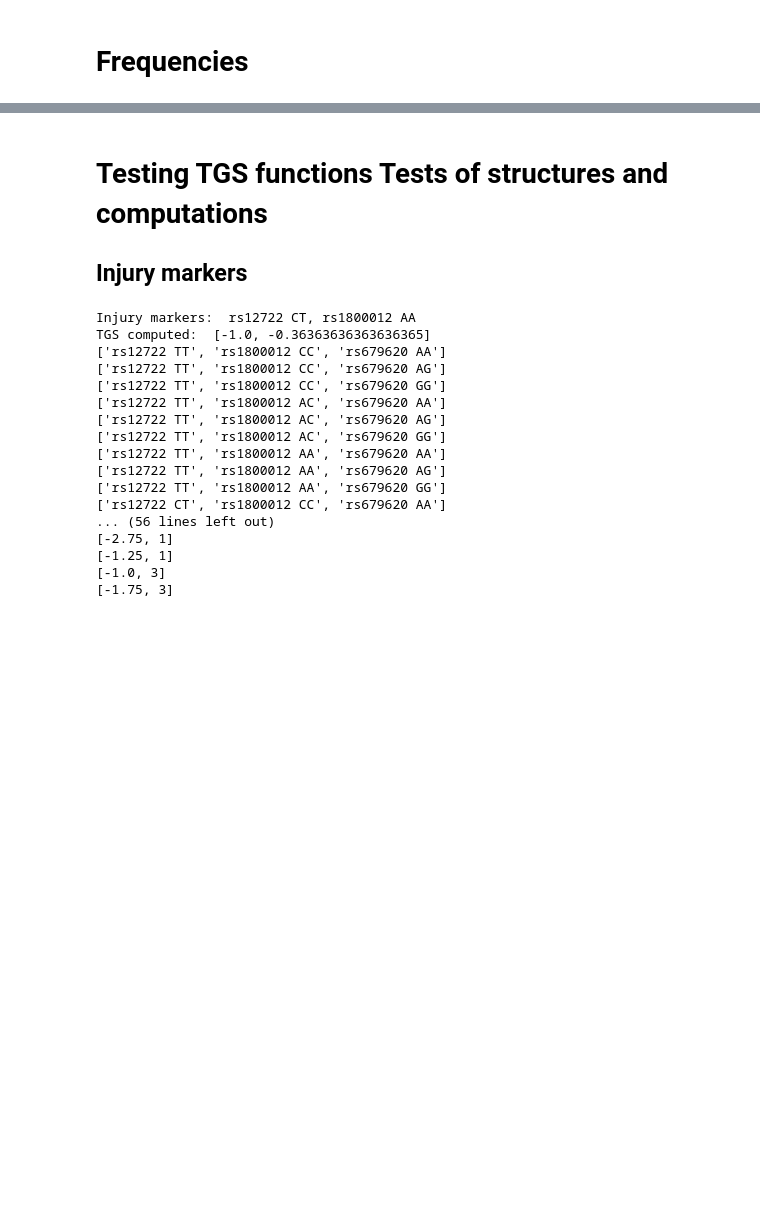
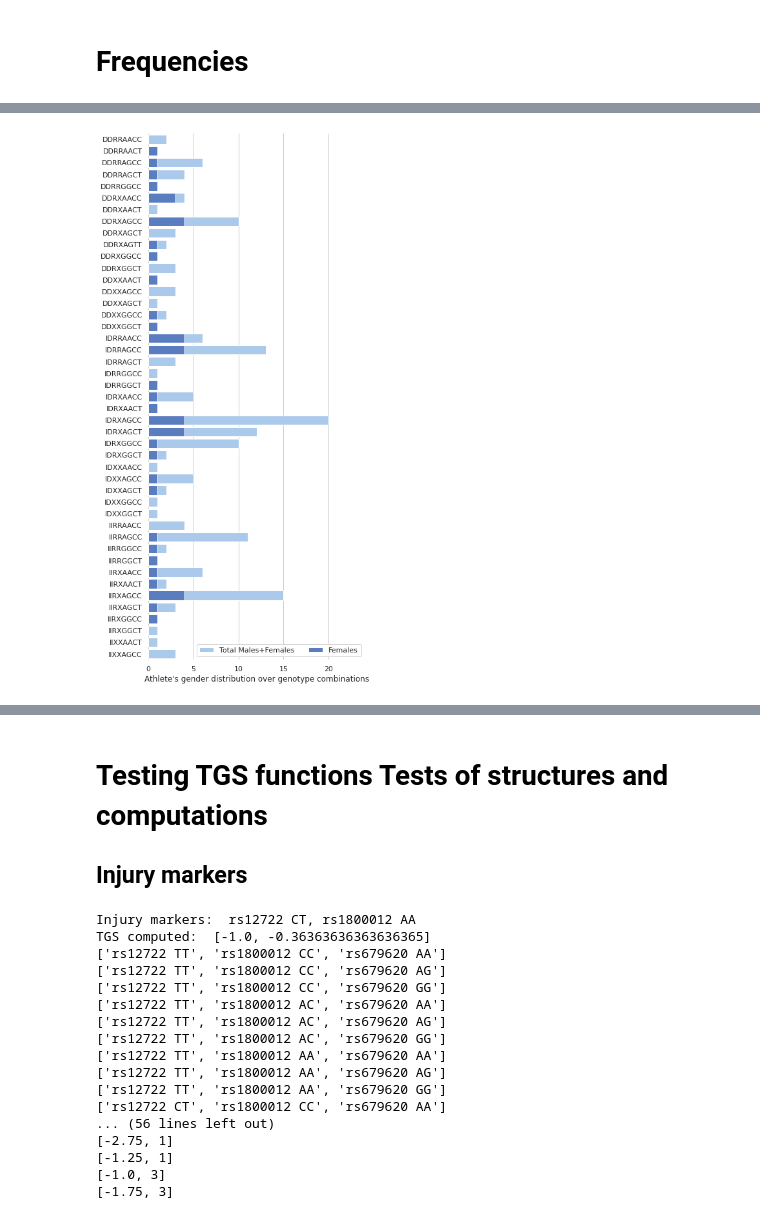
Before and after one commit to erinijapranckeviciene/ppolygenic, a Jupyter notebook: ppolygenic.ipynb, the cells around one changed output, grey strips where cells are left out. Cells and saved outputs as stored; diff of their text form; code cells hidden in the pictures; blank space fills up the shorter version.

```diff
--- a/ppolygenic.ipynb
+++ b/ppolygenic.ipynb
@@ -497,0 +410,15 @@ sns.despine(offset=10, trim=True)
+# %%
+gtsgender=pd.crosstab(gtsdf['GTS'],gtsdf['gender'])
+gtsclass=pd.crosstab(gtsdf['GTS'],gtsdf['class'])
+
+# merge gtsclass and gtsgender
+gtsm=pd.merge(gtsclass,gtsgender,on='GTS')
+#gtsm1=gtsm.drop([0],axis=0)
+#gtsm2=gtsm.drop(['0_x','0_y'],axis=1)
+
+# Number of individuals with that genotype combination N
+
+sum_column = gtsm["F"] + gtsm["M"]
+gtsm["N"] = sum_column
+gtsm['GTS']=gtsm.index
+gtsm.head()
@@ -497,0 +433,23 @@ sns.despine(offset=10, trim=True)
+# %%
+import seaborn as sns
+import matplotlib.pyplot as plt
+sns.set_theme(style="whitegrid")
+
+# Initialize the matplotlib figure
+f, ax = plt.subplots(figsize=(6, 15))
+
+# Load the example car crash dataset
+# Plot the total individuals with genotype combination
+sns.set_color_codes("pastel")
+sns.barplot(x="N", y="GTS", data=gtsm, label="Total Males+Females", color="b")
+
+# Plot Females of the genotype
+sns.set_color_codes("muted")
+sns.barplot(x="F", y="GTS", data=gtsm, label="Females", color="b")
+
+# Add a legend and informative axis label
+ax.legend(ncol=2, loc="lower right", frameon=True)
+ax.set(xlim=(0, 24), ylabel="", xlabel="Athlete's gender distribution over genotype combinations")
+sns.despine(left=True, bottom=True)
+# %% [output]
+[figure, added]
```
Also changed, not shown: parts of 48 cells of this notebook.
